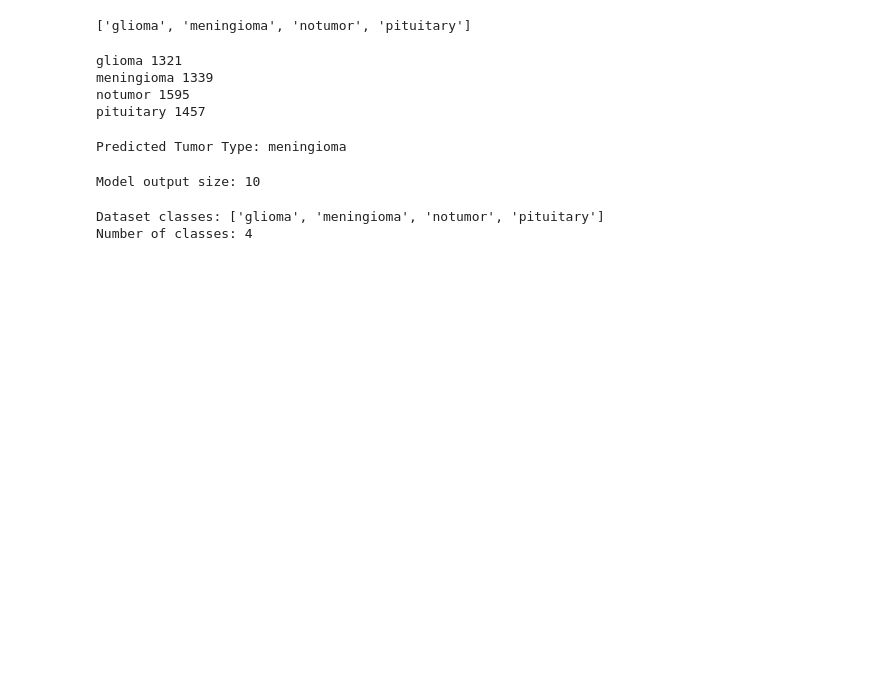
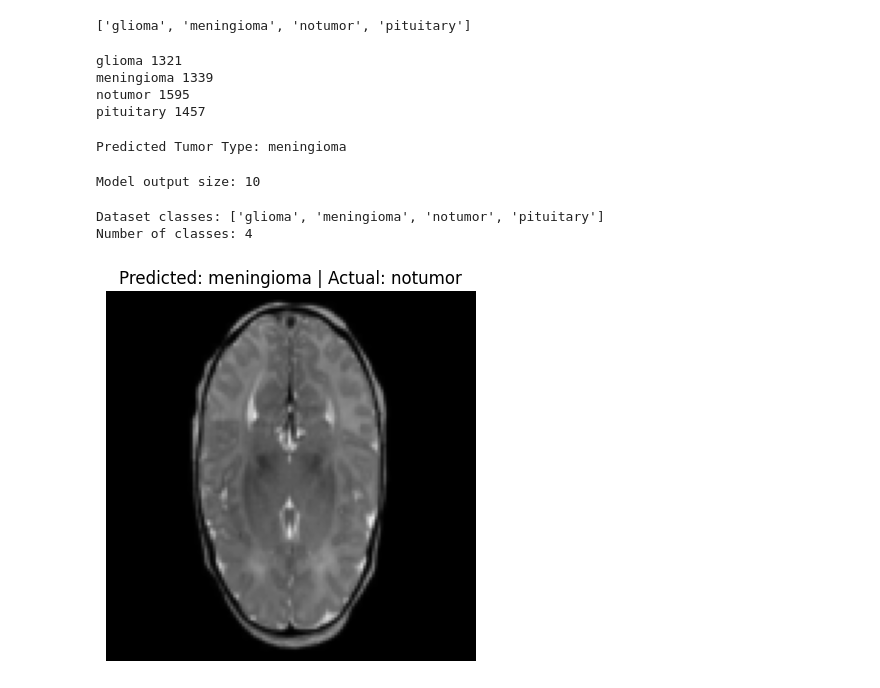
Before and after one commit to RevathiEV/Brain-Tumor, a Jupyter notebook: brain tumor.ipynb, the cells around one changed output. Drawn from its saved outputs; the diff is of its cells as text; code cells hidden in the pictures; blank space fills up the shorter version.

```diff
--- a/brain tumor.ipynb
+++ b/brain tumor.ipynb
@@ -473,3 +473,53 @@ print("Number of classes:", len(train_dataset.classes))
 # %% [output]
 Dataset classes: ['glioma', 'meningioma', 'notumor', 'pituitary']
 Number of classes: 4
+# %%
+import torch
+import torch.nn as nn
+from torchvision import datasets, transforms
+import matplotlib.pyplot as plt
+import numpy as np
+
+# Define transformations (must match training transforms)
+transform = transforms.Compose([
+    transforms.Resize((128, 128)),
+    transforms.ToTensor(),
+    transforms.Normalize([0.5], [0.5])
+])
+
+# Load testing dataset
+test_dir = "C:/Users/vrrs3/OneDrive/Desktop/Testing"
+test_dataset = datasets.ImageFolder(root=test_dir, transform=transform)
+test_loader = torch.utils.data.DataLoader(test_dataset, batch_size=1, shuffle=True)
+
+# Class names
+class_names = test_dataset.classes  # ['glioma', 'meningioma', 'no_tumor', 'pituitary']
+
+# Function to show image
+def imshow(img, title):
+    img = img.numpy().transpose((1, 2, 0))  # convert to HWC
+    img = (img * 0.5) + 0.5  # unnormalize
+    plt.imshow(img)
+    plt.title(title)
+    plt.axis("off")
+    plt.show()
+
+# Prediction function
+def test_single_image(model, device):
+    model.eval()
+    with torch.no_grad():
+        for images, labels in test_loader:  # take one image from test set
+            images, labels = images.to(device), labels.to(device)
+            outputs = model(images)
+            _, preds = torch.max(outputs, 1)
+
+            # Show image with predicted + actual label
+            imshow(images.cpu().squeeze(),
+                   f"Predicted: {class_names[preds.item()]} | Actual: {class_names[labels.item()]}")
+            break  # show only 1 image
+
+# Run on your trained model
+device = torch.device("cuda" if torch.cuda.is_available() else "cpu")
+test_single_image(model, device)
+# %% [output]
+[figure, added]
```
